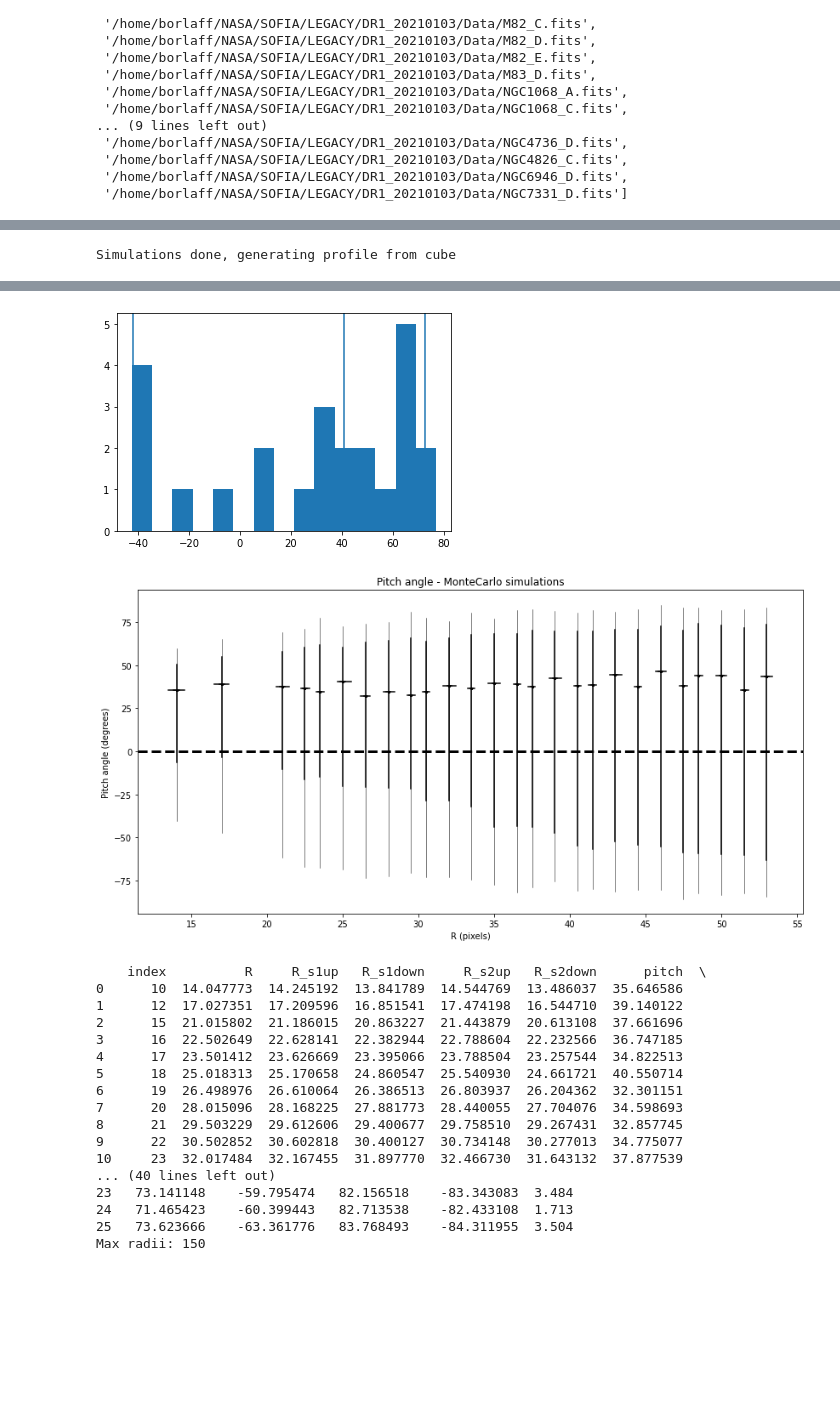
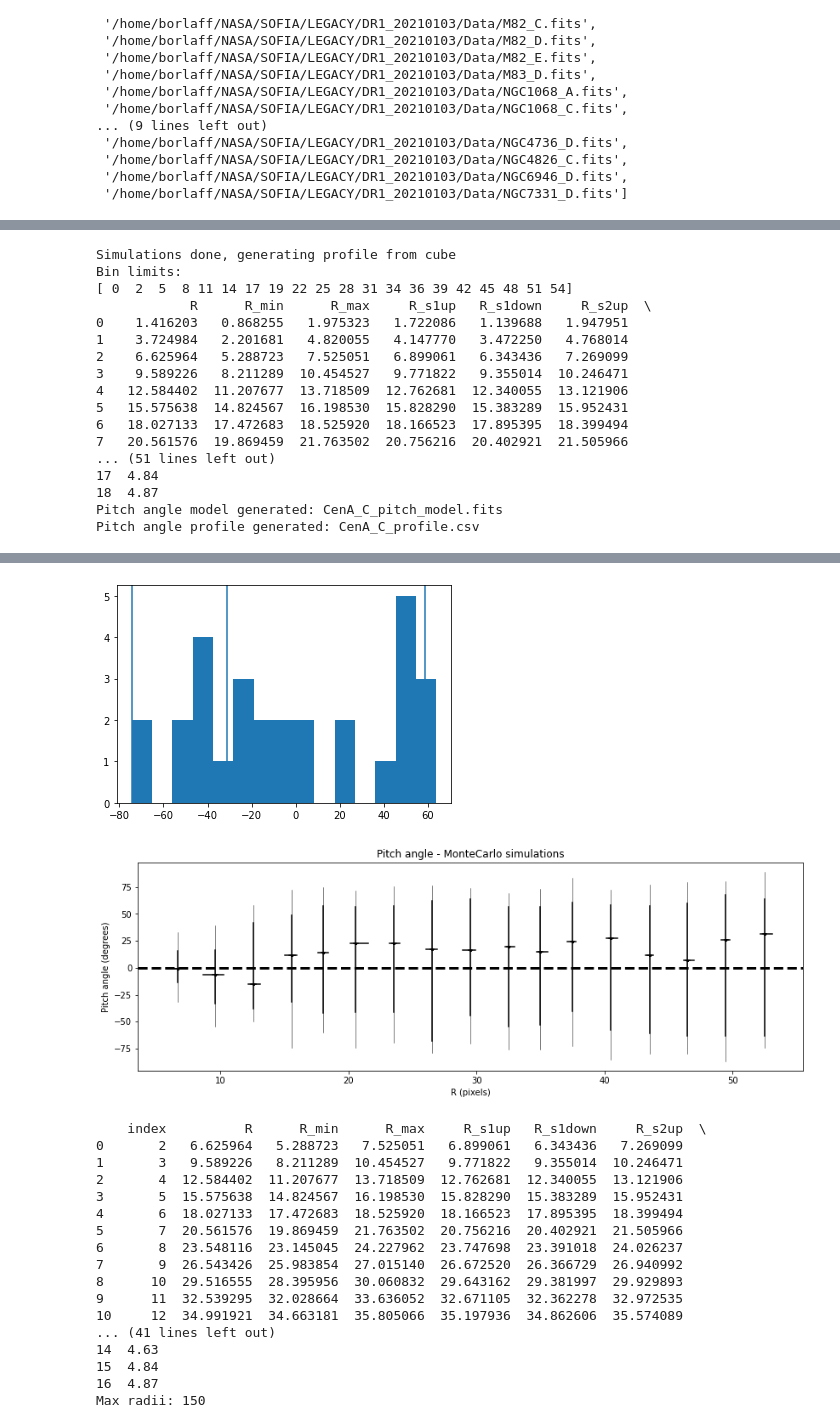
Before and after one commit to Borlaff/MOHAWC, a Jupyter notebook: S1_Legacy_pitch_angle.ipynb, the cells around one changed output, grey strips where cells are left out. Drawn from its saved outputs; the diff is of its cells as text; code cells hidden in the pictures; blank space fills up the shorter version.

Commit message:
Using quality cuts calculated from the HAWC+ files. From now on, radio files will need that estimation before. Think to remove all entries of I Q Us...

```diff
--- a/S1_Legacy_pitch_angle.ipynb
+++ b/S1_Legacy_pitch_angle.ipynb
@@ -165,0 +236,2 @@ ngc1068_pa
+# %%
+SNR_galaxies = ascii.read("/home/borlaff/NASA/SOFIA/LEGACY/DR1_20210103/Data/galaxies.lst", delimiter=',')
@@ -204,18 +321,24 @@ HAWC_obs
 # Centaurus A
 image_input=legacy_wd+"CentaurusA_C.fits"
 name="CenA_C_"
+
 source_center = cenA_center
 PA = cenA_pa
 dPA = cenA_dpa
 incl = cenA_incl
 dincl = cenA_dincl
-nbins = 40
-SNR_int_limit = SNR_int_limit_HAWC
-SNR_pol_limit = SNR_pol_limit_HAWC
-SNR_polflux_limit = SNR_polflux_limit_HAWC
+nbins = 20
 
 plot_title = r'Centaurus A HAWC+ C'
 max_radii = 150
+
+# SNR limits have to be read from the galaxies.lst file in the DB
+name_SNR = "CenA"
+SNR_polflux_limit = np.array(SNR_galaxies["SNRpi_cut"][SNR_galaxies["object"]==name_SNR])
+p_limit = np.array(SNR_galaxies["p_cut"][SNR_galaxies["object"]==name_SNR])
+SNR_int_limit = np.array(SNR_galaxies["SNRI_cut"][SNR_galaxies["object"]==name_SNR])
+SNR_pol_limit = np.array(SNR_galaxies["SNRp_cut"][SNR_galaxies["object"]==name_SNR])
+
 
 #cenA_profile
 cenA_profile = magnetic_pitch_wrapper(image_input=image_input, name=name, source_center=source_center,
@@ -227,2 +351,18 @@ cenA_profile = magnetic_pitch_wrapper(image_input=image_input, name=name, source
 41.21622553584378 32.82906380480039
 Simulations done, generating profile from cube
+Bin limits:
+[ 0  2  5  8 11 14 17 19 22 25 28 31 34 36 39 42 45 48 51 54]
+            R      R_min      R_max     R_s1up   R_s1down     R_s2up  \
+0    1.416203   0.868255   1.975323   1.722086   1.139688   1.947951
+1    3.724984   2.201681   4.820055   4.147770   3.472250   4.768014
+2    6.625964   5.288723   7.525051   6.899061   6.343436   7.269099
+3    9.589226   8.211289  10.454527   9.771822   9.355014  10.246471
+4   12.584402  11.207677  13.718509  12.762681  12.340055  13.121906
+5   15.575638  14.824567  16.198530  15.828290  15.383289  15.952431
+6   18.027133  17.472683  18.525920  18.166523  17.895395  18.399494
+7   20.561576  19.869459  21.763502  20.756216  20.402921  21.505966
+... (51 lines left out)
+17  4.84
+18  4.87
+Pitch angle model generated: CenA_C_pitch_model.fits
+Pitch angle profile generated: CenA_C_profile.csv
@@ -246,19 +369,19 @@ Pitch angle profile generated: CenA_C_profile.csv
-[figure, old version]
+[figure, new version]
-[figure, old version]
+[figure, new version]
-    index          R     R_s1up   R_s1down     R_s2up   R_s2down      pitch  \
-0      10  14.047773  14.245192  13.841789  14.544769  13.486037  35.646586
-1      12  17.027351  17.209596  16.851541  17.474198  16.544710  39.140122
-2      15  21.015802  21.186015  20.863227  21.443879  20.613108  37.661696
-3      16  22.502649  22.628141  22.382944  22.788604  22.232566  36.747185
-4      17  23.501412  23.626669  23.395066  23.788504  23.257544  34.822513
-5      18  25.018313  25.170658  24.860547  25.540930  24.661721  40.550714
-6      19  26.498976  26.610064  26.386513  26.803937  26.204362  32.301151
-7      20  28.015096  28.168225  27.881773  28.440055  27.704076  34.598693
-8      21  29.503229  29.612606  29.400677  29.758510  29.267431  32.857745
-9      22  30.502852  30.602818  30.400127  30.734148  30.277013  34.775077
-10     23  32.017484  32.167455  31.897770  32.466730  31.643132  37.877539
-... (40 lines left out)
-23   73.141148    -59.795474   82.156518    -83.343083  3.484
-24   71.465423    -60.399443   82.713538    -82.433108  1.713
-25   73.623666    -63.361776   83.768493    -84.311955  3.504
-Max radii: 150
+    index          R      R_min      R_max     R_s1up   R_s1down     R_s2up  \
+0       2   6.625964   5.288723   7.525051   6.899061   6.343436   7.269099
+1       3   9.589226   8.211289  10.454527   9.771822   9.355014  10.246471
+2       4  12.584402  11.207677  13.718509  12.762681  12.340055  13.121906
+3       5  15.575638  14.824567  16.198530  15.828290  15.383289  15.952431
+4       6  18.027133  17.472683  18.525920  18.166523  17.895395  18.399494
+5       7  20.561576  19.869459  21.763502  20.756216  20.402921  21.505966
+6       8  23.548116  23.145045  24.227962  23.747698  23.391018  24.026237
+7       9  26.543426  25.983854  27.015140  26.672520  26.366729  26.940992
+8      10  29.516555  28.395956  30.060832  29.643162  29.381997  29.929893
+9      11  32.539295  32.028664  33.636052  32.671105  32.362278  32.972535
+10     12  34.991921  34.663181  35.805066  35.197936  34.862606  35.574089
+... (41 lines left out)
+14  4.63
+15  4.84
+16  4.87
+Max radii: 150
```
Also changed, not shown: parts of 36 cells of this notebook, 1 other file.
